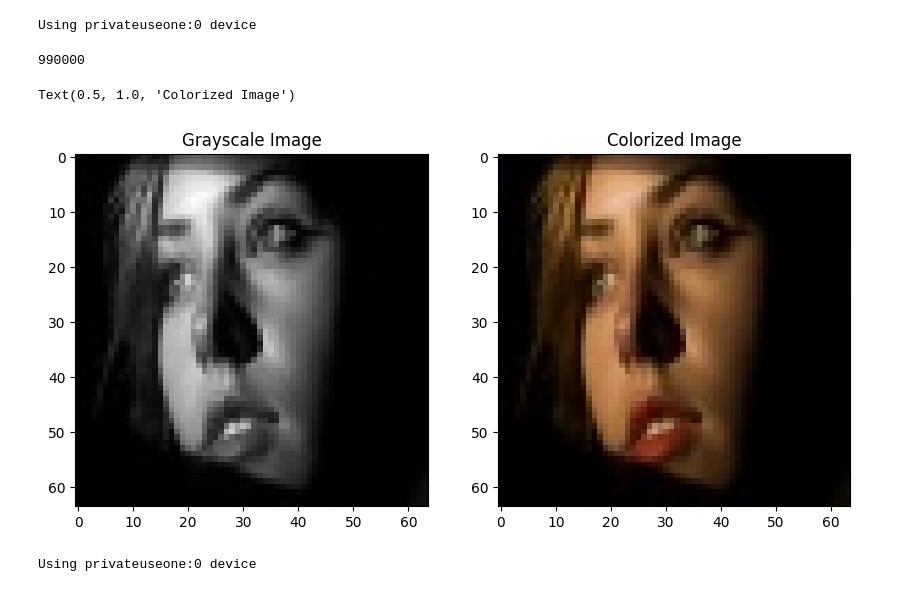
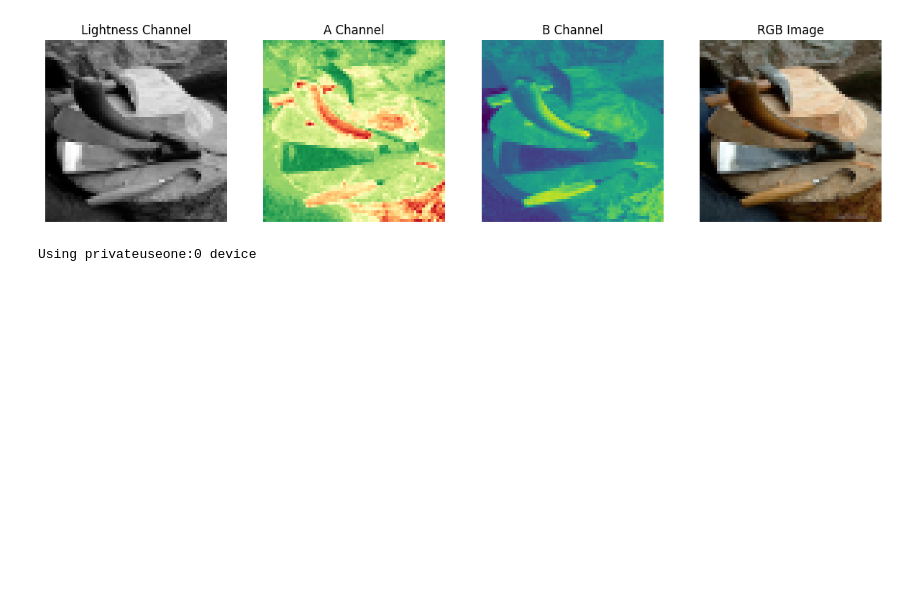
Before and after one commit to pranavavva/image-colorizer, a Jupyter notebook: image-colorizer/model1.ipynb, the cells around one changed output. Saved outputs shown, nothing was run; the diff lists cells and outputs as text; code cells hidden in the pictures; blank space fills up the shorter version.

```diff
--- a/image-colorizer/model1.ipynb
+++ b/image-colorizer/model1.ipynb
@@ -14 +53,29 @@ from torchvision.transforms import ToTensor
+# %%
+l, ab = next(iter(train_dataloader))
+
+rgb_mean = read_image(os.path.join("./data", "mean.png")).permute(1, 2, 0).numpy() / 255.0
+rgb_stdev = read_image(os.path.join("./data", "stdev.png")).permute(1, 2, 0).numpy() / 255.0
+
+fig, ax = plt.subplots(1, 4, figsize=(15, 7))
+ax[0].imshow(l[0].squeeze(), cmap="gray")
+ax[0].set_title("Lightness Channel")
+ax[0].set_axis_off()
+
+ax[1].imshow(ab[0,0], cmap="RdYlGn_r")
+ax[1].set_title("A Channel")
+ax[1].set_axis_off()
+
+ax[2].imshow(ab[0, 1])
+ax[2].set_title("B Channel")
+ax[2].set_axis_off()
+
+# stack l and ab along the channel dimension (axis 0)
+lab = np.concatenate((l[0].numpy(), ab[0].numpy()), axis=0).transpose(1, 2, 0)
+lab = lab2rgb(lab)
+
+ax[3].imshow(lab, interpolation=None)
+ax[3].set_title("RGB Image")
+ax[3].set_axis_off()
+# %% [output]
+[figure, added]
 # %%
@@ -17,7 +83,3 @@ device = torch_directml.device()
 print(f"Using {device} device")
 # %% [output]
 Using privateuseone:0 device
-# %%
-len(pd.read_csv("data/train.csv", header=None))
-# %% [output]
-990000
@@ -56,18 +85,0 @@ test_dataloader = DataLoader(test_data, batch_size=64, shuffle=True)
-# %%
-img, target = next(iter(train_dataloader))
-
-fig, ax = plt.subplots(1, 2, figsize=(10, 5))
-ax[0].imshow(img[0].permute(2, 1, 0).squeeze(), cmap="gray")
-ax[0].set_title("Grayscale Image")
-
-ax[1].imshow(target[0].permute(2, 1, 0), interpolation="nearest")
-ax[1].set_title("Colorized Image")
-# %% [output]
-Text(0.5, 1.0, 'Colorized Image')
-[figure, removed]
-# %%
-# device = "cuda" if torch.cuda.is_available() else "cpu"
-device = torch_directml.device()
-print(f"Using {device} device")
-# %% [output]
-Using privateuseone:0 device
```
Also changed, not shown: parts of 14 cells of this notebook, 14 other files.
